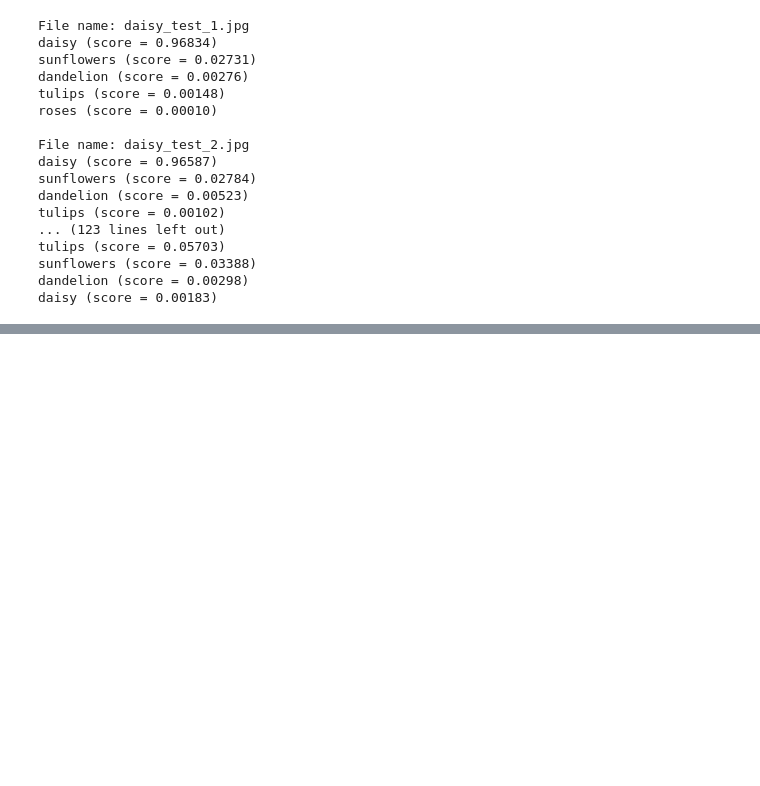
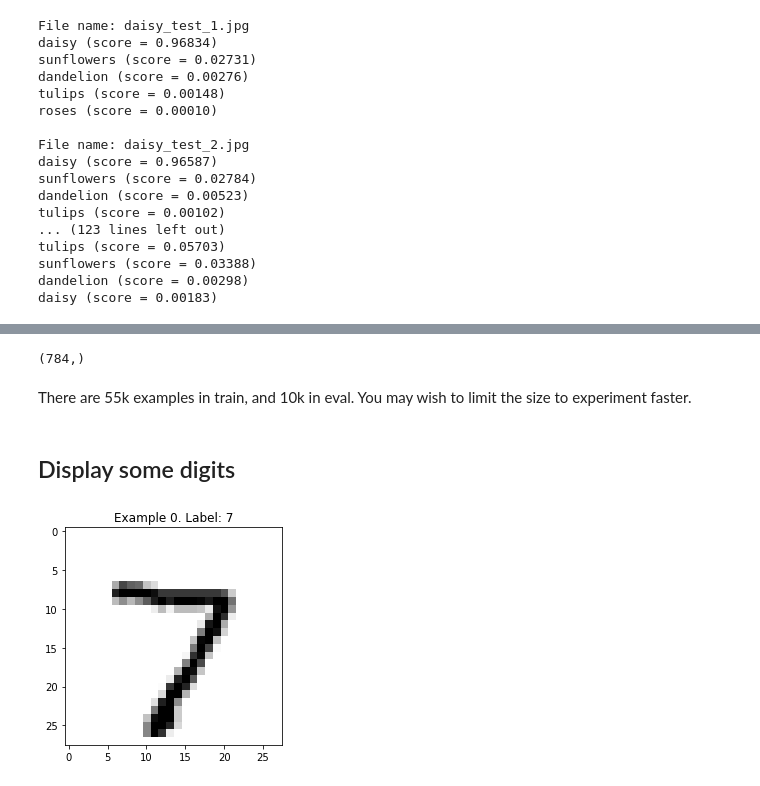
Before and after one commit to dazcona/learning-data-science, a Jupyter notebook: Learning Machine Learning with Josh Gordon/Learning Machine Learning with Josh Gordon.ipynb, the cells around one changed output, grey strips where cells are left out. Cells and saved outputs as stored; diff of their text form; code cells hidden in the pictures; blank space fills up the shorter version.

```diff
--- a/Learning Machine Learning with Josh Gordon/Learning Machine Learning with Josh Gordon.ipynb
+++ b/Learning Machine Learning with Josh Gordon/Learning Machine Learning with Josh Gordon.ipynb
@@ -556,0 +561,7 @@ daisy (score = 0.00183)
+# %%
+import numpy as np
+import matplotlib.pyplot as plt
+%matplotlib inline
+import tensorflow as tf
+learn = tf.contrib.learn
+tf.logging.set_verbosity(tf.logging.ERROR)
@@ -556,0 +570,6 @@ daisy (score = 0.00183)
+# %%
+mnist = learn.datasets.load_dataset('mnist')
+data = mnist.train.images
+labels = np.asarray(mnist.train.labels, dtype=np.int32)
+test_data = mnist.test.images
+test_labels = np.asarray(mnist.test.labels, dtype=np.int32)
@@ -556,0 +593,6 @@ daisy (score = 0.00183)
+# %%
+test_data[0].shape
+# %% [output]
+(784,)
+# %% [markdown]
+There are 55k examples in train, and 10k in eval. You may wish to limit the size to experiment faster.
@@ -556,0 +603,11 @@ daisy (score = 0.00183)
+# %% [markdown]
+## Display some digits
+# %%
+def display(i):
+    img = test_data[i]
+    plt.title('Example %d. Label: %d' % (i, test_labels[i]))
+    plt.imshow(img.reshape((28,28)), cmap=plt.cm.gray_r)
+# %%
+display(0)
+# %% [output]
+[figure, added]
```
Also changed, not shown: parts of 24 cells of this notebook, 1 other file.
